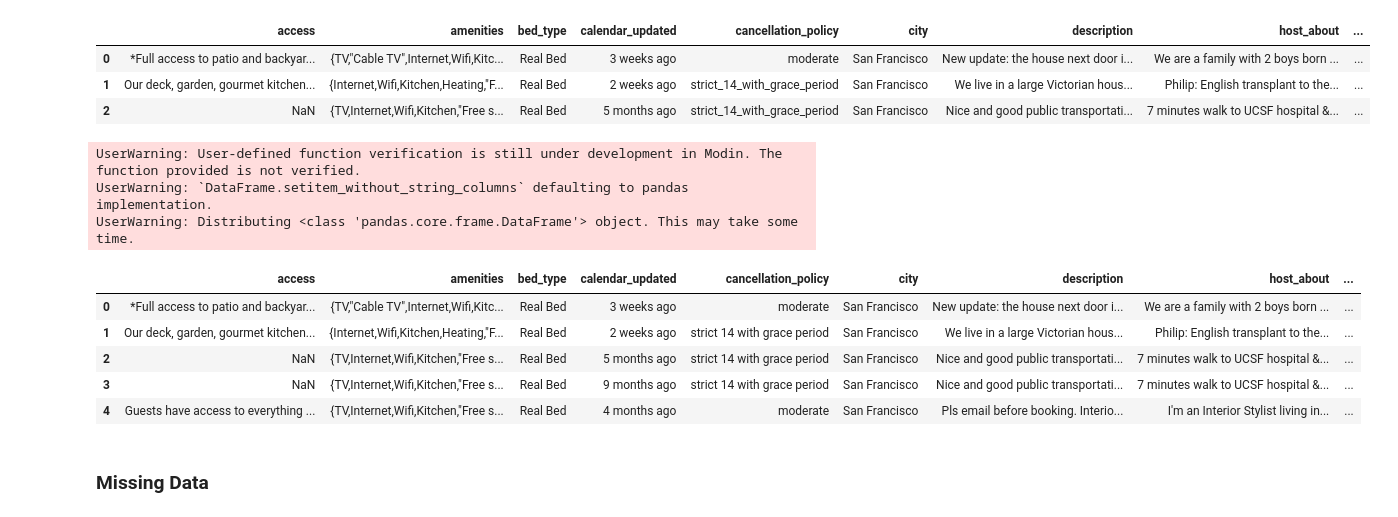
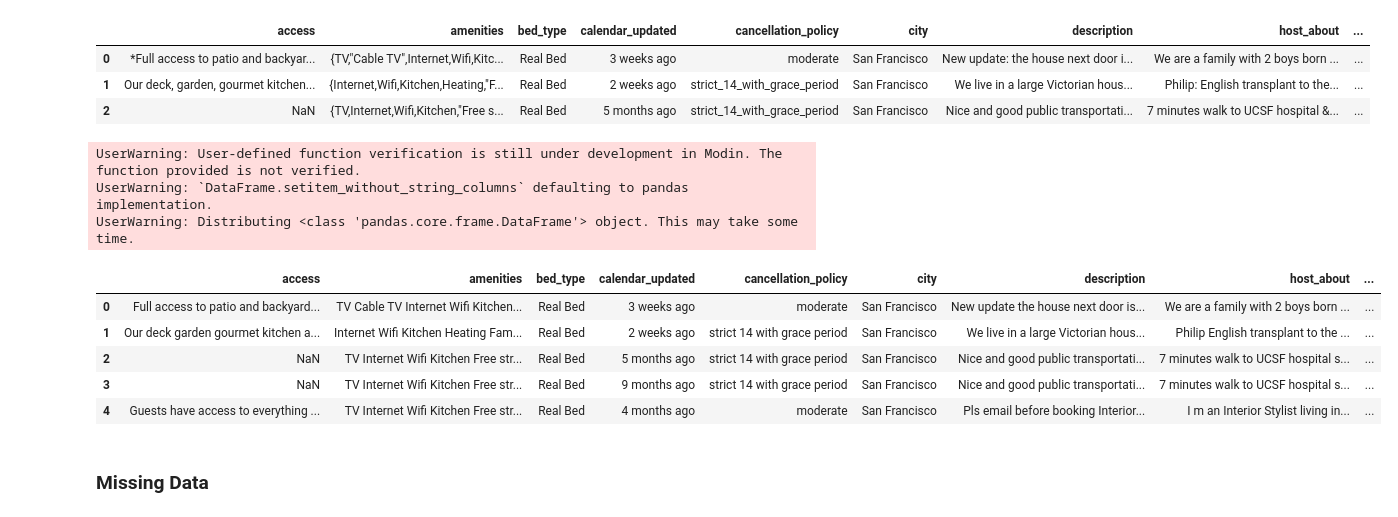
Before and after one commit to KishenSharma6/SF-Airbnb-Analysis, a Jupyter notebook: Project_Codes/01_Data_Cleaning/2020_0519_Data_Cleaning.ipynb, the cells around one changed output. Cells and saved outputs as stored; diff of their text form; code cells hidden in the pictures.

```diff
--- a/Project_Codes/01_Data_Cleaning/2020_0519_Data_Cleaning.ipynb
+++ b/Project_Codes/01_Data_Cleaning/2020_0519_Data_Cleaning.ipynb
@@ -159,20 +159,20 @@ display(df[objects].head(3))
 | 2 | NaN | {TV,Internet,Wifi,Kitchen,"Free s... | Real Bed | 5 months ago | strict_14_with_grace_period | San Francisco | Nice and good public transportati... | 7 minutes walk to UCSF hospital &... | ... |
 # %%
 #Remove punctuation
-df[objects] = df[objects].apply(lambda x : x.str.replace('^\w\s]|(_)',' '))
+df[objects] = df[objects].apply(lambda x : x.str.replace('[^\w\s]|(_)',' '))
 
 #Check
 display(df[objects].head())
 # %% [output]
 UserWarning: User-defined function verification is still under development in Modin. The function provided is not verified.
 UserWarning: `DataFrame.setitem_without_string_columns` defaulting to pandas implementation.
 UserWarning: Distributing <class 'pandas.core.frame.DataFrame'> object. This may take some time.
 |  | access | amenities | bed_type | calendar_updated | cancellation_policy | city | description | host_about | ... |
-| 0 | *Full access to patio and backyar... | {TV,"Cable TV",Internet,Wifi,Kitc... | Real Bed | 3 weeks ago | moderate | San Francisco | New update: the house next door i... | We are a family with 2 boys born ... | ... |
-| 1 | Our deck, garden, gourmet kitchen... | {Internet,Wifi,Kitchen,Heating,"F... | Real Bed | 2 weeks ago | strict 14 with grace period | San Francisco | We live in a large Victorian hous... | Philip: English transplant to the... | ... |
-| 2 | NaN | {TV,Internet,Wifi,Kitchen,"Free s... | Real Bed | 5 months ago | strict 14 with grace period | San Francisco | Nice and good public transportati... | 7 minutes walk to UCSF hospital &... | ... |
-| 3 | NaN | {TV,Internet,Wifi,Kitchen,"Free s... | Real Bed | 9 months ago | strict 14 with grace period | San Francisco | Nice and good public transportati... | 7 minutes walk to UCSF hospital &... | ... |
-| 4 | Guests have access to everything ... | {TV,Internet,Wifi,Kitchen,"Free s... | Real Bed | 4 months ago | moderate | San Francisco | Pls email before booking. Interio... | I'm an Interior Stylist living in... | ... |
+| 0 | Full access to patio and backyard... | TV Cable TV Internet Wifi Kitchen... | Real Bed | 3 weeks ago | moderate | San Francisco | New update the house next door is... | We are a family with 2 boys born ... | ... |
+| 1 | Our deck garden gourmet kitchen a... | Internet Wifi Kitchen Heating Fam... | Real Bed | 2 weeks ago | strict 14 with grace period | San Francisco | We live in a large Victorian hous... | Philip English transplant to the ... | ... |
+| 2 | NaN | TV Internet Wifi Kitchen Free str... | Real Bed | 5 months ago | strict 14 with grace period | San Francisco | Nice and good public transportati... | 7 minutes walk to UCSF hospital s... | ... |
+| 3 | NaN | TV Internet Wifi Kitchen Free str... | Real Bed | 9 months ago | strict 14 with grace period | San Francisco | Nice and good public transportati... | 7 minutes walk to UCSF hospital s... | ... |
+| 4 | Guests have access to everything ... | TV Internet Wifi Kitchen Free str... | Real Bed | 4 months ago | moderate | San Francisco | Pls email before booking Interior... | I m an Interior Stylist living in... | ... |
 # %% [markdown]
 ### Missing Data
 # %%
```
